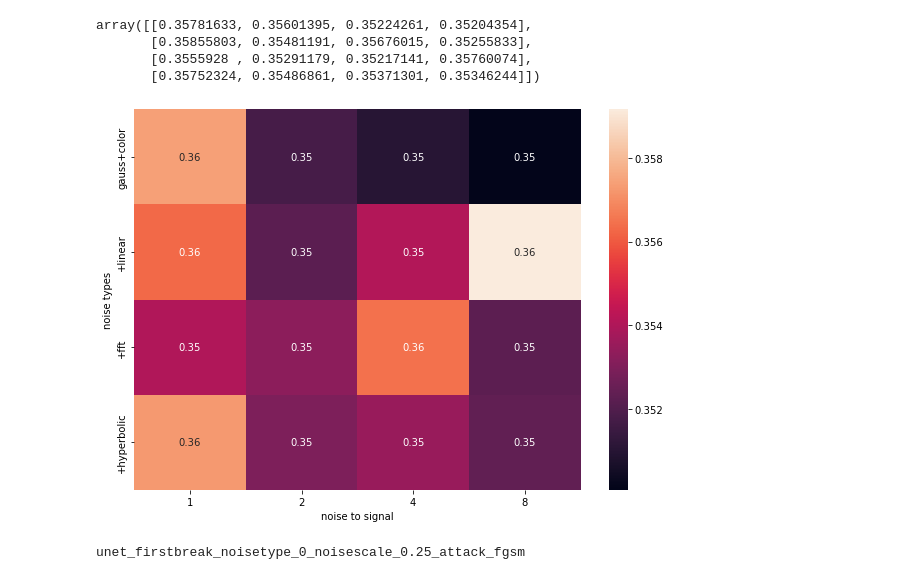
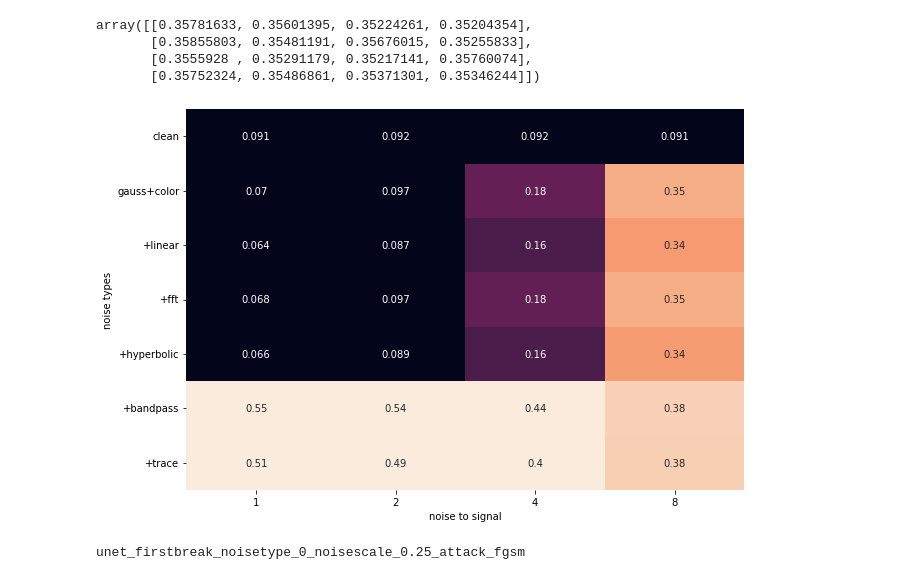
Before and after one commit to makamoa/seismic, a Jupyter notebook: src/EvaluateDemo.ipynb, the cells around one changed output. Cells and saved outputs as stored; diff of their text form; code cells hidden in the pictures.

```diff
--- a/src/EvaluateDemo.ipynb
+++ b/src/EvaluateDemo.ipynb
@@ -33,7 +36,7 @@ def build_model(model, problem):
         if problem == 'deraining':
             model = BaseRestormer(inp_channels=3, out_channels=3, dim=24)
         elif problem == 'denoise':
-            model = BaseRestormer(inp_channels=1, out_channels=1, dim=24, activation='tanh')
+            model = BaseRestormer(inp_channels=1, out_channels=1, dim=24)
         elif problem == 'firstbreak':
             model = BaseRestormer(inp_channels=1, out_channels=2, dim=24)
         else:
@@ -75,7 +78,7 @@ METADATA = '../metadata/'
 model = build_model(model_type, problem)
 device = torch.device("cpu")
 model.to(device)
-weight_file = '../metadata/swin_denoise_noisetype_3_noisescale_0.25_dataclip_True_attack_none_pretrained_False'
+weight_file = 'swin_denoise_noisetype_3_noisescale_0.25_dataclip_True_attack_none_pretrained_False'
 save_path = os.path.join(METADATA, weight_file + '.pkl')
 model.load_state_dict(torch.load(save_path))
 model.eval()
@@ -114,9 +132,11 @@ def evaluate(model, loader, metrics):
     return metrics.get()
 
 def evaluate_robustness(model, metrics):
-    robustness = np.zeros([4,4])
-    for i, noise_type in enumerate(range(4)):
+    robustness = np.ones([7,4]) * -1
+    for i, noise_type in enumerate(range(-1,6)):
         for j, noise_scale in enumerate([0.25,0.5,1.0,2.0]):
+            if i==0 and j!=0:
+                continue
             noise_transforms = build_noise_transforms(noise_type=noise_type, scale=noise_scale)
             denoise_dataset = get_dataset(problem, noise_transforms=noise_transforms)
             _, val_dataset = get_train_val_dataset(denoise_dataset)
@@ -197,17 +193,17 @@ array([[0.35781633, 0.35601395, 0.35224261, 0.35204354],
 # %%
 import seaborn as sn
 import pandas as pd
 import matplotlib.pyplot as plt
 
-df_cm = pd.DataFrame(robustness, index = [i for i in ['gauss+color', '+linear', '+fft', '+hyperbolic']],
+df_cm = pd.DataFrame(robustness, index = [i for i in ['clean', 'gauss+color', '+linear', '+fft', '+hyperbolic', '+bandpass', '+trace']],
                   columns = [i for i in [1,2,4,8]])
 plt.figure(figsize = (10,7))
-sn.heatmap(df_cm, annot=True)
+sn.heatmap(df_cm, annot=True, cbar=False, vmin=0.1, vmax=0.4)
 plt.xlabel('noise to signal')
 plt.ylabel('noise types')
 plt.show()
 # %% [output]
-[figure, old version]
+[figure, new version]
 # %%
 for noise_type in [0,1,2,3]:
     for noise_scale in [0.25,0.5]:
```
Also changed, not shown: parts of 11 cells of this notebook, 7 other files.
